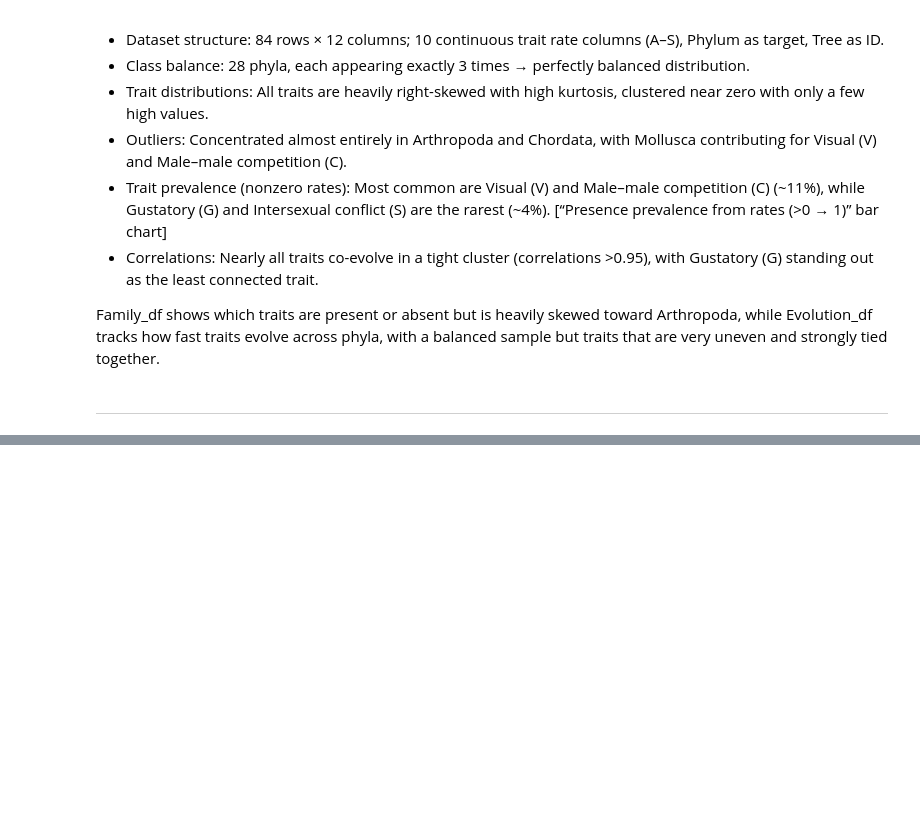
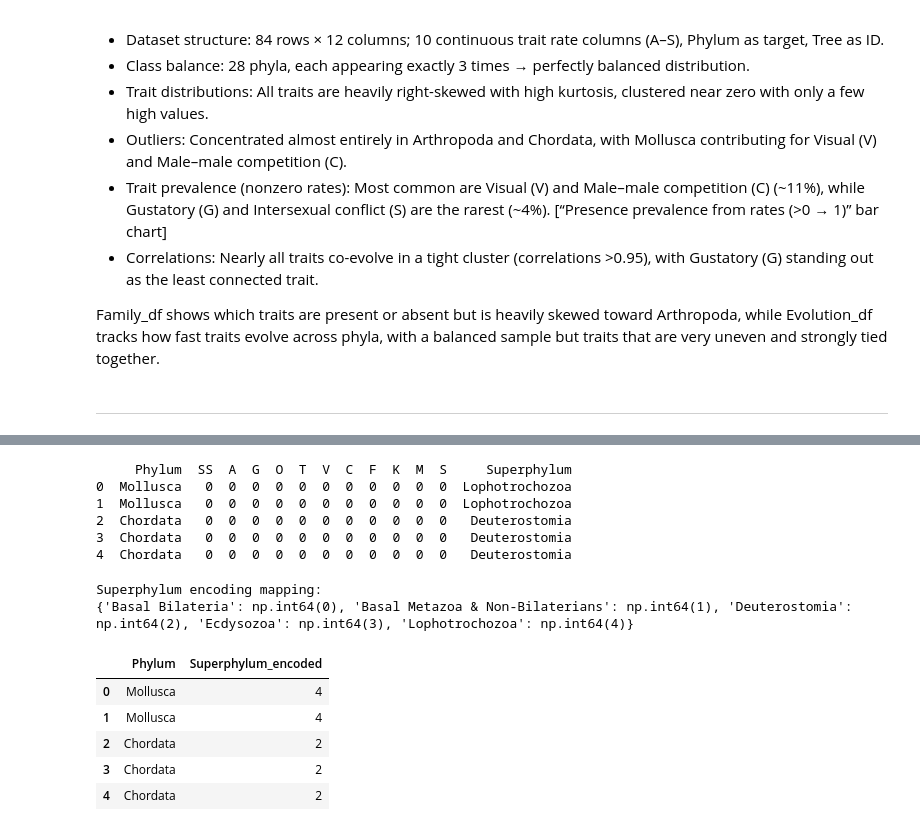
Before and after one commit to INFO-523-SU25/final-project-thompson, a Jupyter notebook: full_dataanalysis.ipynb, the cells around one changed output, grey strips where cells are left out. Saved outputs shown, nothing was run; the diff lists cells and outputs as text; code cells hidden in the pictures; blank space fills up the shorter version.

```diff
--- a/full_dataanalysis.ipynb
+++ b/full_dataanalysis.ipynb
@@ -806,0 +899,36 @@ Family_df shows which traits are present or absent but is heavily skewed toward
+# %%
+#header
+print(family_preprocessing.head())
+# %% [output]
+     Phylum  SS  A  G  O  T  V  C  F  K  M  S     Superphylum
+0  Mollusca   0  0  0  0  0  0  0  0  0  0  0  Lophotrochozoa
+1  Mollusca   0  0  0  0  0  0  0  0  0  0  0  Lophotrochozoa
+2  Chordata   0  0  0  0  0  0  0  0  0  0  0   Deuterostomia
+3  Chordata   0  0  0  0  0  0  0  0  0  0  0   Deuterostomia
+4  Chordata   0  0  0  0  0  0  0  0  0  0  0   Deuterostomia
+# %%
+#label encoder
+encoder = LabelEncoder()
+
+#encode Superphylum into numeric labels
+family_preprocessing["Superphylum_encoded"] = encoder.fit_transform(
+    family_preprocessing["Superphylum"].astype(str)
+)
+
+#dropped the original text column
+family_preprocessing = family_preprocessing.drop(columns=["Superphylum"])
+
+superphylum_classes = dict(zip(encoder.classes_, encoder.transform(encoder.classes_)))
+print("Superphylum encoding mapping:")
+print(superphylum_classes)
+
+family_preprocessing[["Phylum", "Superphylum_encoded"]].head()
+# %% [output]
+Superphylum encoding mapping:
+{'Basal Bilateria': np.int64(0), 'Basal Metazoa & Non-Bilaterians': np.int64(1), 'Deuterostomia': np.int64(2), 'Ecdysozoa': np.int64(3), 'Lophotrochozoa': np.int64(4)}
+|  | Phylum | Superphylum_encoded |
+| 0 | Mollusca | 4 |
+| 1 | Mollusca | 4 |
+| 2 | Chordata | 2 |
+| 3 | Chordata | 2 |
+| 4 | Chordata | 2 |
```
Also changed, not shown: parts of 6 cells of this notebook.
